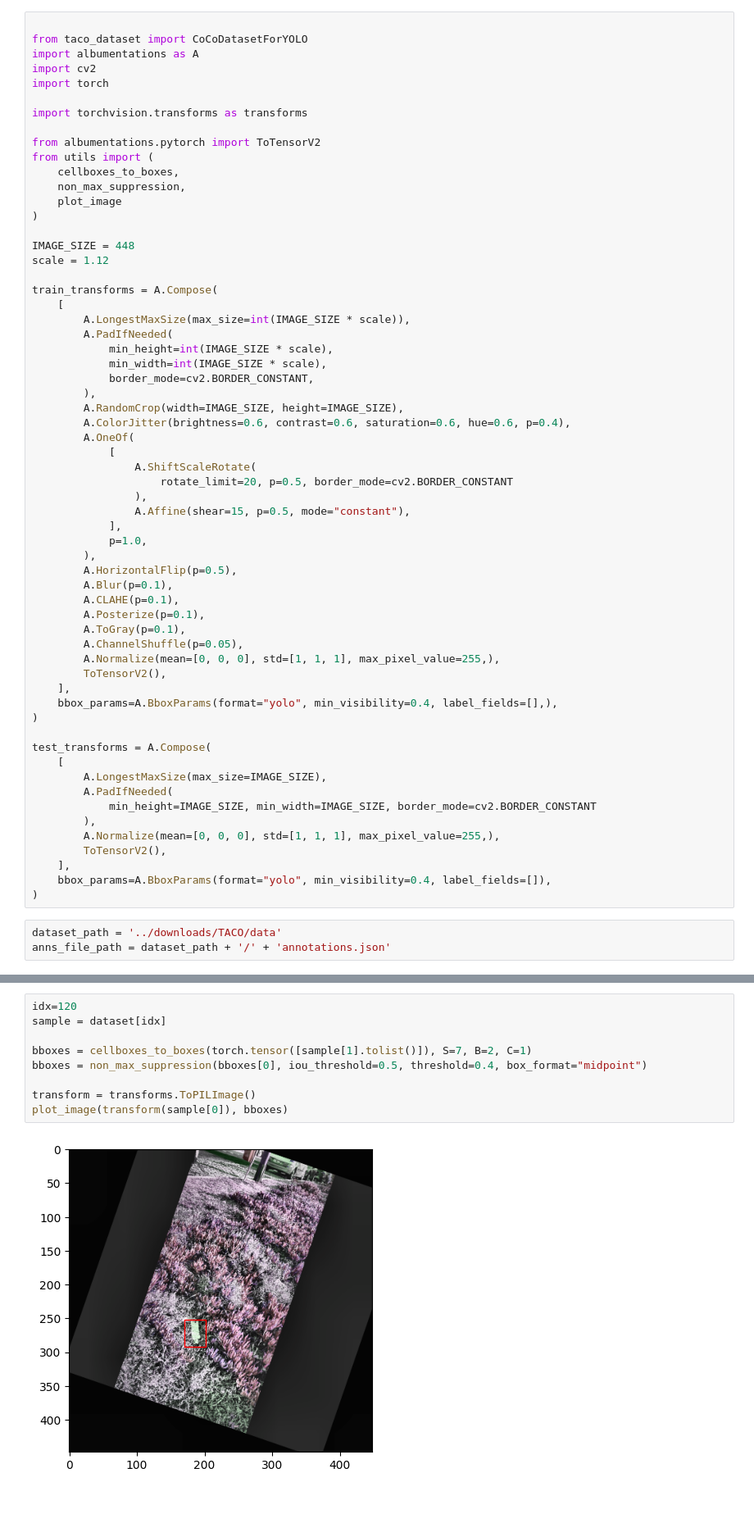
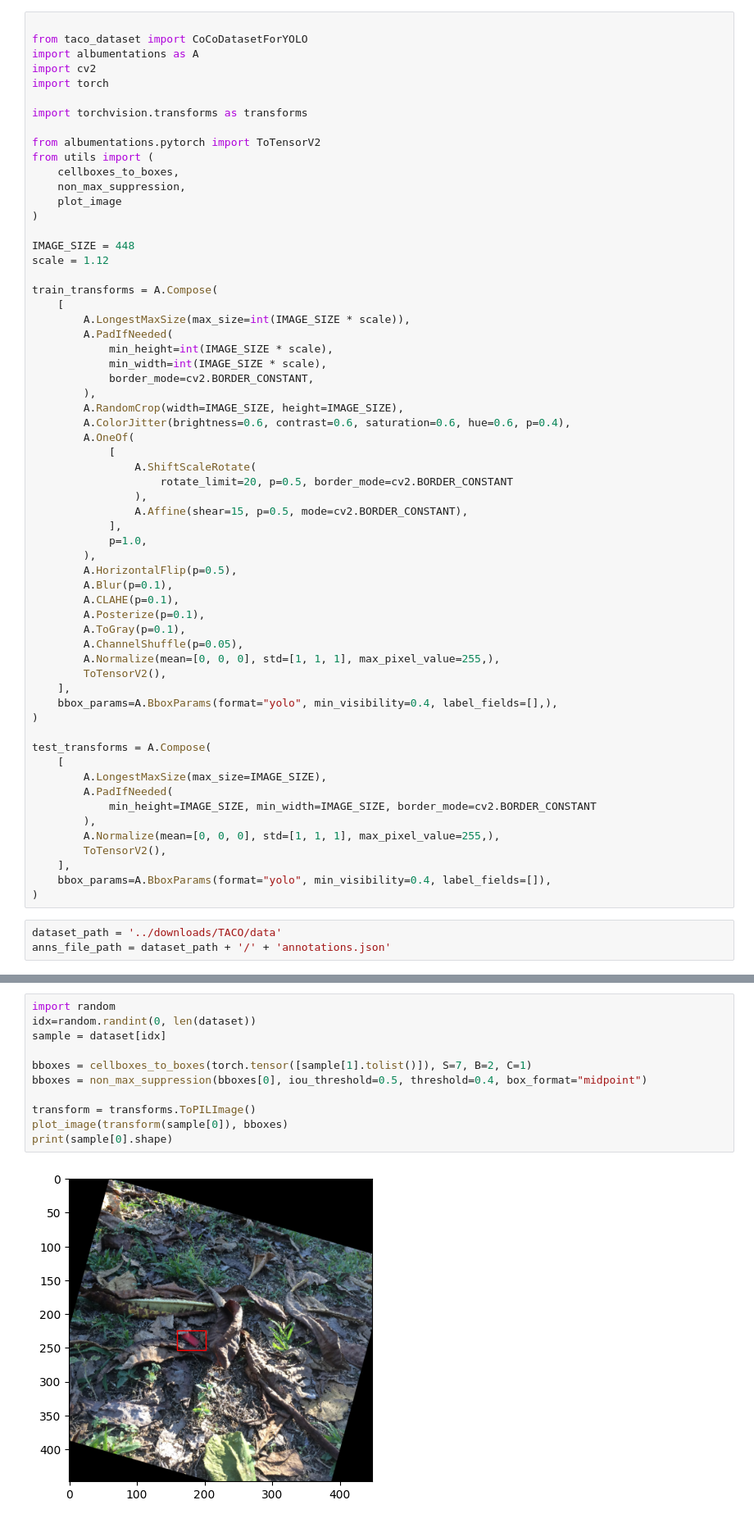
Before and after one commit to AncuL001/Skripsi-Fauzan_Azmi_Dwicahyo, a Jupyter notebook: yolov1_impl/augmentation_demo.ipynb, the cells around one changed output, grey strips where cells are left out. Shown at 82% size. Cells and saved outputs as stored; diff of their text form.

```diff
--- a/yolov1_impl/augmentation_demo.ipynb
+++ b/yolov1_impl/augmentation_demo.ipynb
@@ -32,7 +32,7 @@ train_transforms = A.Compose(
                 A.ShiftScaleRotate(
                     rotate_limit=20, p=0.5, border_mode=cv2.BORDER_CONSTANT
                 ),
-                A.Affine(shear=15, p=0.5, mode="constant"),
+                A.Affine(shear=15, p=0.5, mode=cv2.BORDER_CONSTANT),
             ],
             p=1.0,
         ),
@@ -76,13 +76,15 @@ Done (t=0.09s)
 creating index...
 index created!
 # %%
-idx=120
+import random
+idx=random.randint(0, len(dataset))
 sample = dataset[idx]
 
 bboxes = cellboxes_to_boxes(torch.tensor([sample[1].tolist()]), S=7, B=2, C=1)
 bboxes = non_max_suppression(bboxes[0], iou_threshold=0.5, threshold=0.4, box_format="midpoint")
 
 transform = transforms.ToPILImage()
 plot_image(transform(sample[0]), bboxes)
+print(sample[0].shape)
 # %% [output]
-[figure, old version]
+[figure, new version]
```
Also changed, not shown: parts of 2 cells of this notebook.
